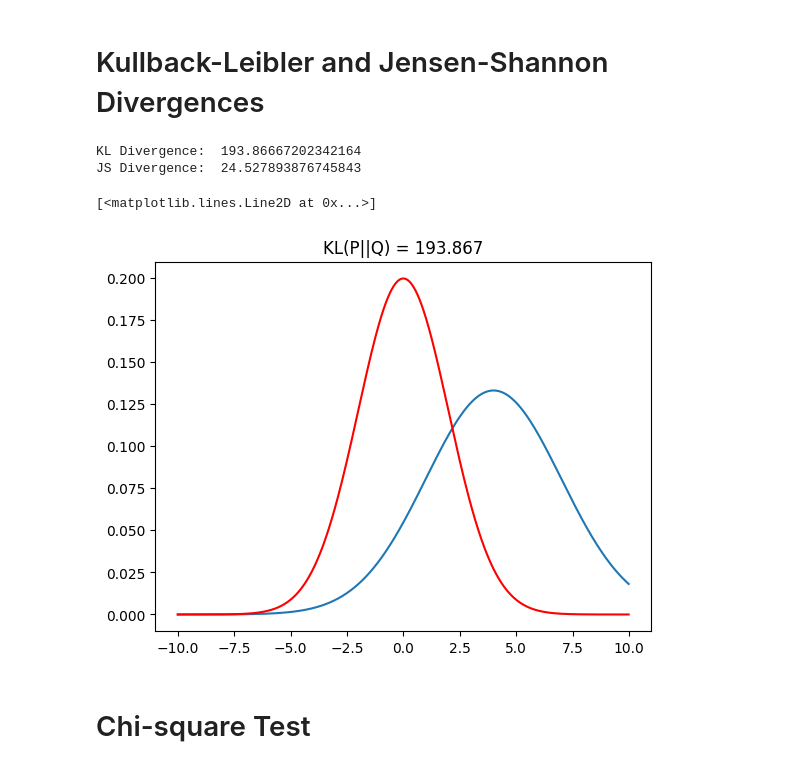
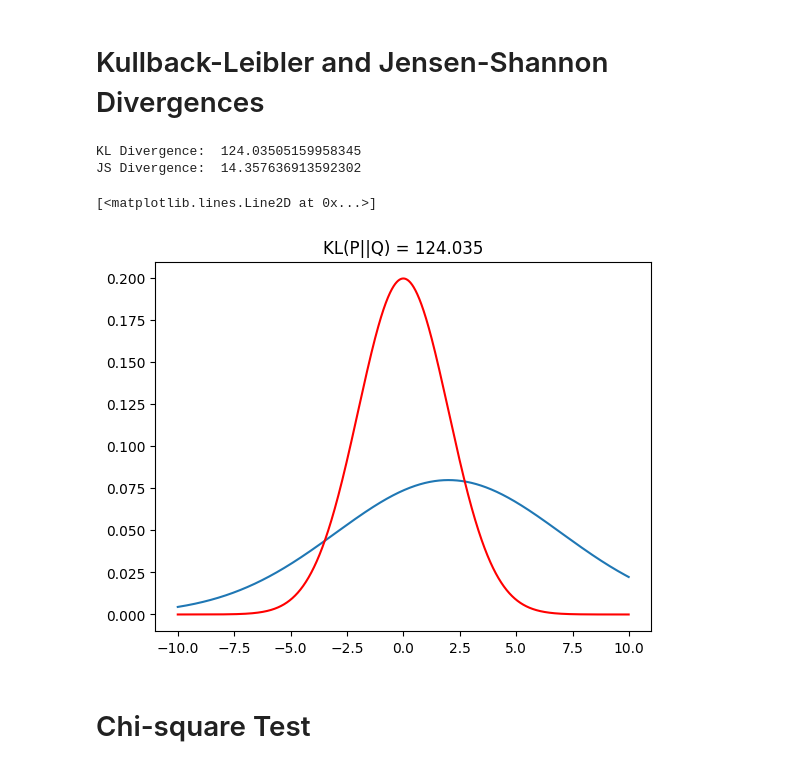
Before and after one commit to jpcreis15/MLOps-code, a Jupyter notebook: Univariate Analysis.ipynb, the cells around one changed output. Drawn from its saved outputs; the diff is of its cells as text; code cells hidden in the pictures.

```diff
--- a/Univariate Analysis.ipynb
+++ b/Univariate Analysis.ipynb
@@ -80,32 +82,32 @@ KstestResult(statistic=0.105, pvalue=0.220541217580421)
 # %%
 import numpy as np
 
 def kl_divergence(p, q):
     return np.sum(np.where(p != 0, p * np.log(p / q), 0))
 
 # calculate the js divergence
 def js_divergence(p, q):
     m = 0.5 * (p + q)
     return 0.5 * kl_divergence(p, m) + 0.5 * kl_divergence(q, m)
 
 r = stats.norm.rvs(loc=2, scale=20, size=100)
 r2 = stats.norm.rvs(loc=0, scale=2, size=100)
 
 x = np.arange(-10, 10, 0.01)
-p = norm.pdf(x, 4, 3)
+p = norm.pdf(x, 2, 5)
 q = norm.pdf(x, 0, 2)
 
 print('KL Divergence: ' , kl_divergence(p, q))
 print('JS Divergence: ' , js_divergence(p, q))
 
 plt.title('KL(P||Q) = %1.3f' % kl_divergence(p, q))
 plt.plot(x, p)
 plt.plot(x, q, c='red')
 # %% [output]
-KL Divergence:  193.86667202342164
-JS Divergence:  24.527893876745843
+KL Divergence:  124.03505159958345
+JS Divergence:  14.357636913592302
 [<matplotlib.lines.Line2D at 0x...>]
-[figure, old version]
+[figure, new version]
 # %% [markdown]
 # Chi-square Test
 # %%
```
Also changed, not shown: parts of 4 cells of this notebook, 2 other files.
